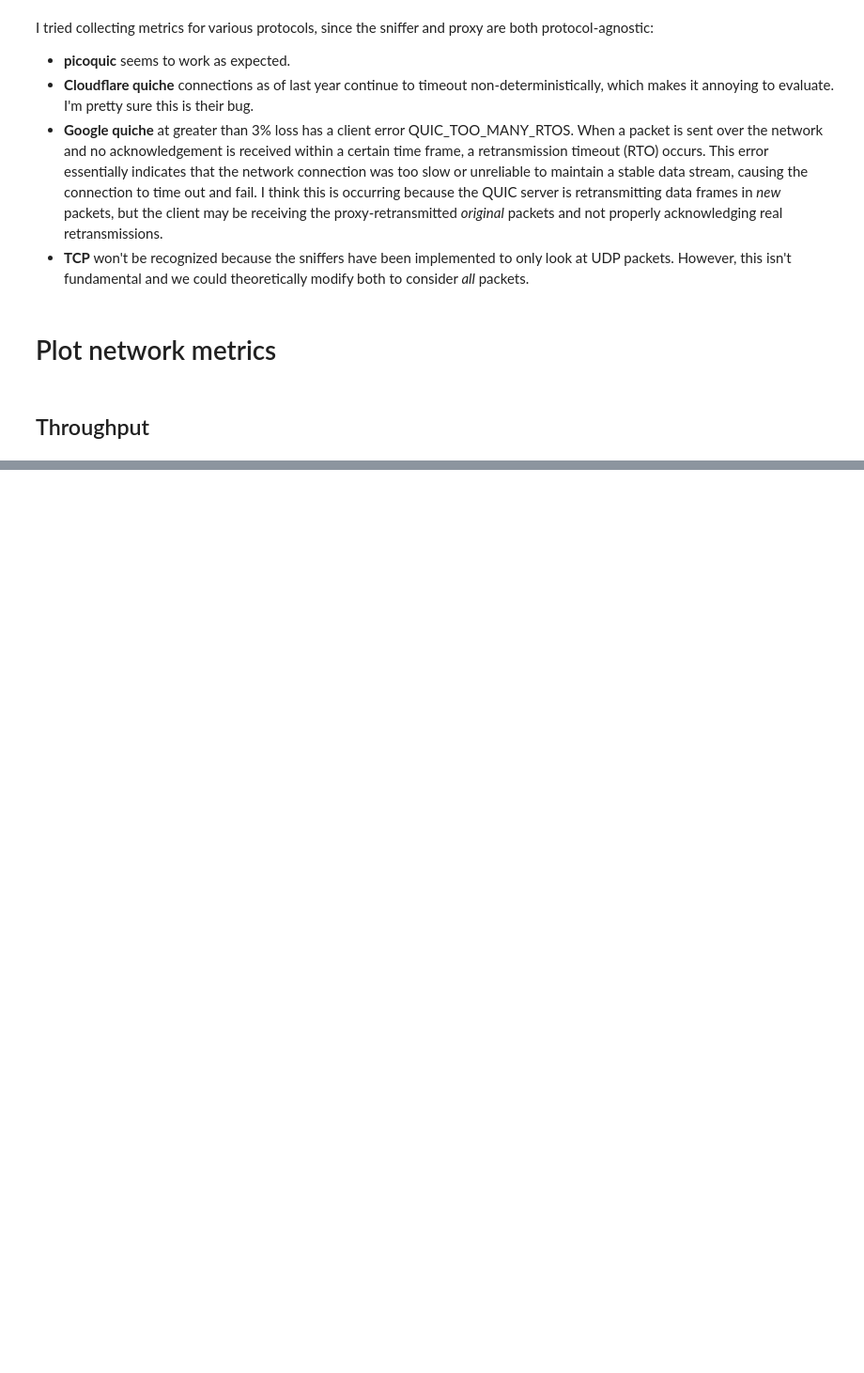
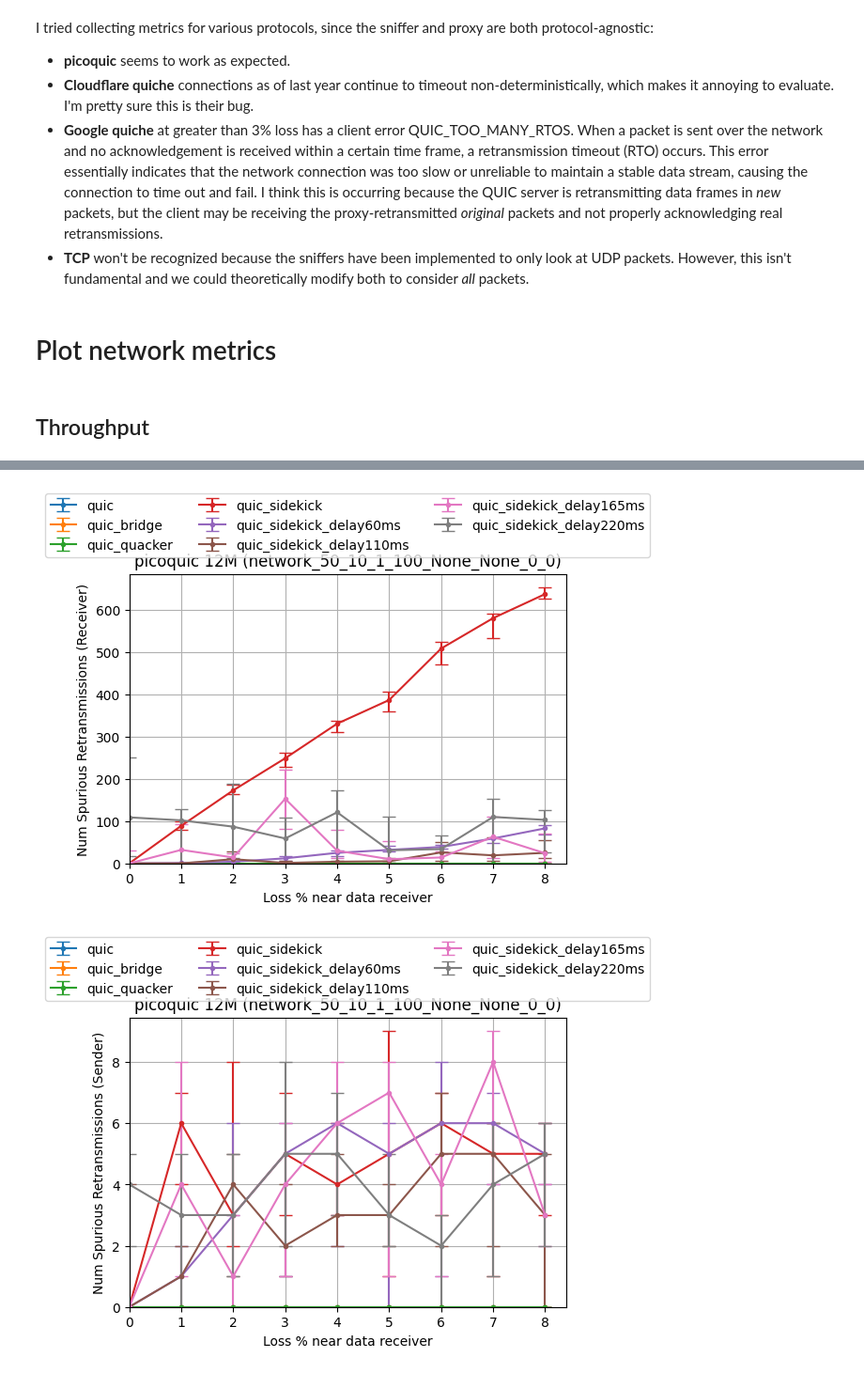
Before and after one commit to StanfordSNR/sidekick-downloads, a Jupyter notebook: notebook/sidekick_configurations.ipynb, the cells around one changed output, grey strips where cells are left out. Shown at 94% size. Cells and saved outputs as stored; diff of their text form; code cells hidden in the pictures; blank space fills up the shorter version.

```diff
--- a/notebook/sidekick_configurations.ipynb
+++ b/notebook/sidekick_configurations.ipynb
@@ -100 +102,19 @@ plot_loss_vs_throughput('picoquic', picoquic_raw_data)
+# %%
+def plot_loss_vs_num_spurious(prefix, raw_data, sender: bool):
+    key = 'Sender' if sender else 'Receiver'
+    def num_spurious_func(output):
+        data_key = f'num_spurious_{key.lower()}'
+        if data_key not in output['additional_data']:
+            print(output['additional_data'])
+        return output['additional_data'][data_key]
+
+    title = f'{prefix} {data_size_str(DATA_SIZES[0])} ({NETWORK_SETTINGS()[0].label()})'
+    plottable_data = PlottableData(raw_data, num_spurious_func)
+    plot_loss_vs_metric_line(plottable_data, title=title, ylabel=f'Num Spurious Retransmissions ({key})')
+# %%
+plot_loss_vs_num_spurious('picoquic', picoquic_raw_data, sender=False)
+plot_loss_vs_num_spurious('picoquic', picoquic_raw_data, sender=True)
+# %% [output]
+[figure, added]
+[figure, added]
 # %%
```
Also changed, not shown: parts of 20 cells of this notebook.
